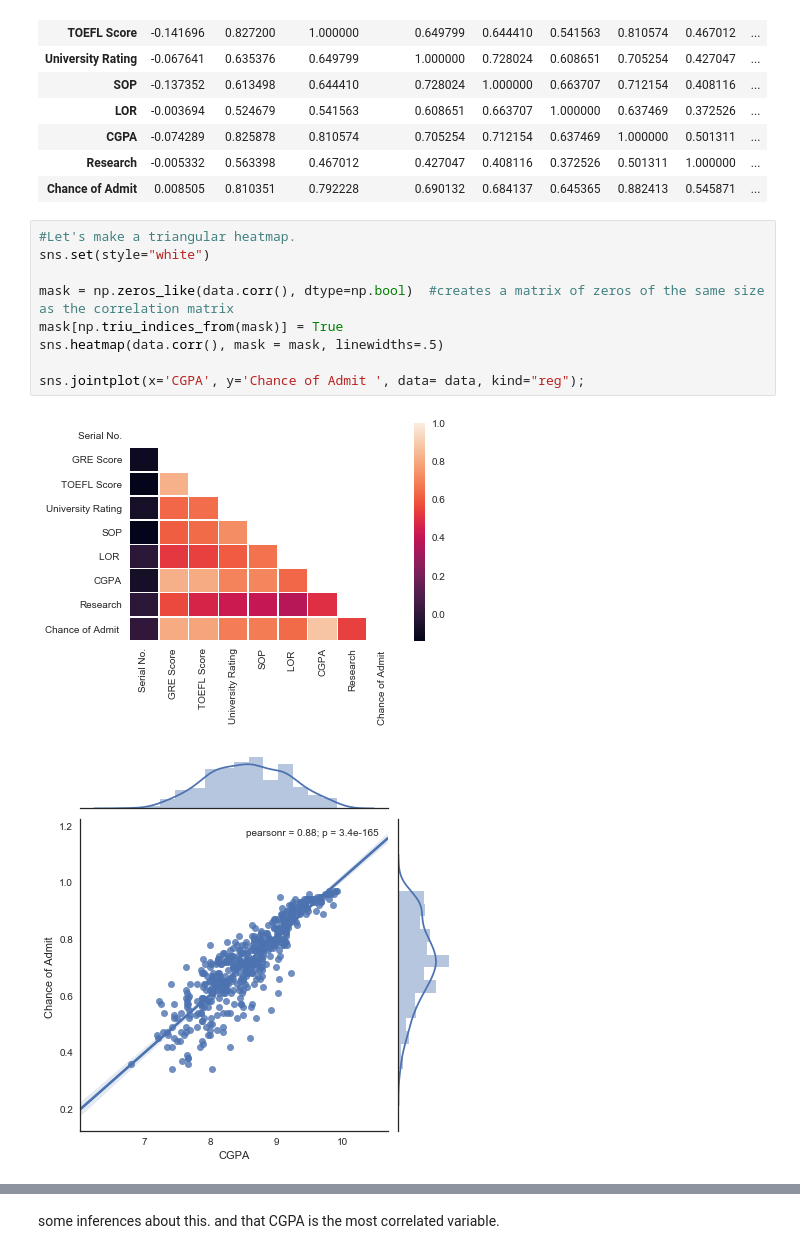
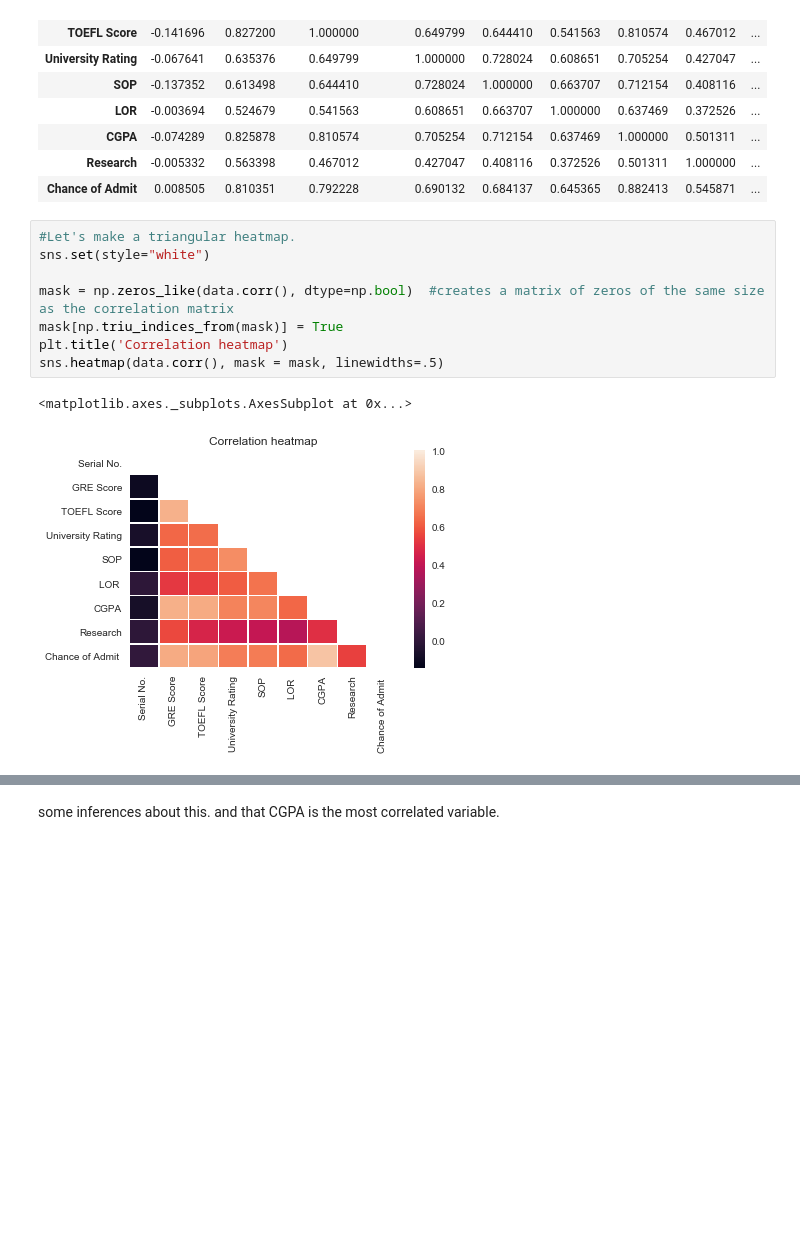
Before and after one commit to joaquinmenendez/machine-learning-course, a Jupyter notebook: Exploratory Data Analysis.ipynb, the cells around one changed output, grey strips where cells are left out. Saved outputs shown, nothing was run; the diff lists cells and outputs as text; blank space fills up the shorter version.

Commit message:
new graphs

```diff
--- a/Exploratory Data Analysis.ipynb
+++ b/Exploratory Data Analysis.ipynb
@@ -153,12 +145,11 @@ data.corr()
 # %%
 #Let's make a triangular heatmap.
 sns.set(style="white")
 
 mask = np.zeros_like(data.corr(), dtype=np.bool)  #creates a matrix of zeros of the same size as the correlation matrix
 mask[np.triu_indices_from(mask)] = True
+plt.title('Correlation heatmap')
 sns.heatmap(data.corr(), mask = mask, linewidths=.5)
-
-sns.jointplot(x='CGPA', y='Chance of Admit ', data= data, kind="reg");
 # %% [output]
+<matplotlib.axes._subplots.AxesSubplot at 0x...>
-[figure, old version]
+[figure, new version]
-[figure, removed]
```
Also changed, not shown: parts of 8 cells of this notebook.
